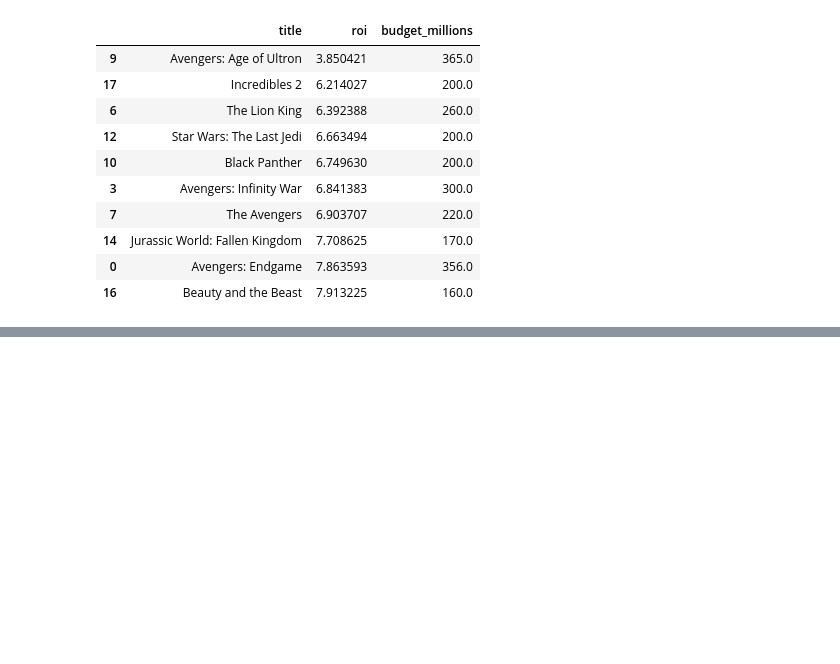
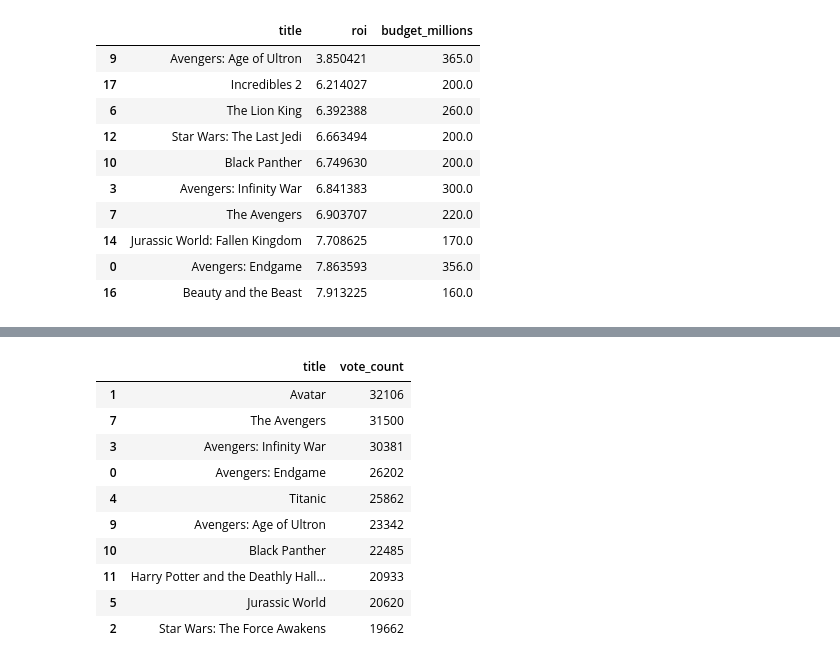
Before and after one commit to Hakeemwiki/DE-Projects, a Jupyter notebook: notebooks/TMDB_Movie_analysis.ipynb, the cells around one changed output, grey strips where cells are left out. Saved outputs shown, nothing was run; the diff lists cells and outputs as text; code cells hidden in the pictures; blank space fills up the shorter version.

```diff
--- a/notebooks/TMDB_Movie_analysis.ipynb
+++ b/notebooks/TMDB_Movie_analysis.ipynb
@@ -509,0 +521,15 @@ lowest_roi[['title', 'roi', 'budget_millions']]
+# %%
+most_voted_movies = kpi_ranking(data, 'vote_count')
+most_voted_movies[['title', 'vote_count']]
+# %% [output]
+|  | title | vote_count |
+| 1 | Avatar | 32106 |
+| 7 | The Avengers | 31500 |
+| 3 | Avengers: Infinity War | 30381 |
+| 0 | Avengers: Endgame | 26202 |
+| 4 | Titanic | 25862 |
+| 9 | Avengers: Age of Ultron | 23342 |
+| 10 | Black Panther | 22485 |
+| 11 | Harry Potter and the Deathly Hall... | 20933 |
+| 5 | Jurassic World | 20620 |
+| 2 | Star Wars: The Force Awakens | 19662 |
```
Also changed, not shown: parts of 13 cells of this notebook.
